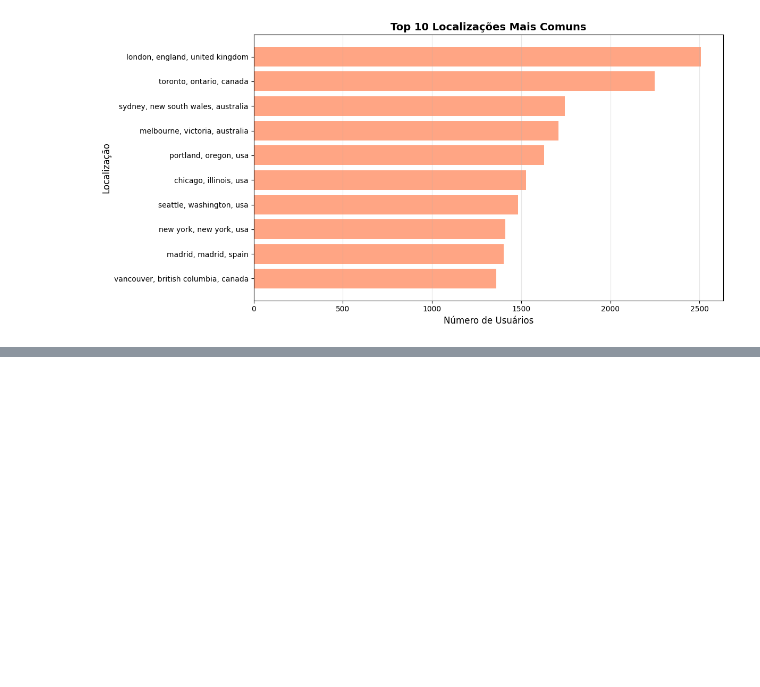
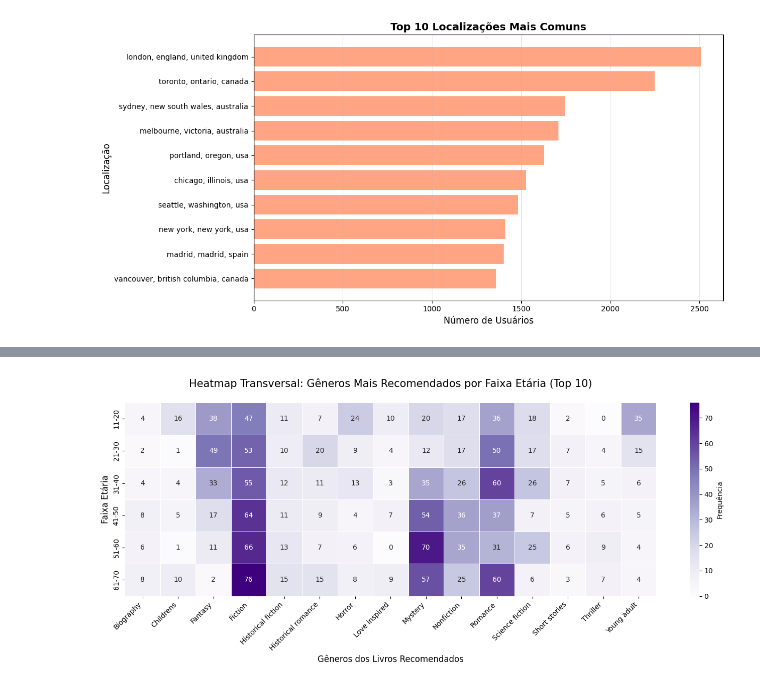
Before and after one commit to YuriRadzi/NeoLeitura, a Jupyter notebook: recomendacoes.ipynb, the cells around one changed output, grey strips where cells are left out. Cells and saved outputs as stored; diff of their text form; code cells hidden in the pictures; blank space fills up the shorter version.

```diff
--- a/recomendacoes.ipynb
+++ b/recomendacoes.ipynb
@@ -967,0 +1073,80 @@ strange places, questionable people: updated with a new chapter on kosovo    joh
+# %%
+# --- Análise Visual Avançada: Heatmap (Faixa Etária x Gêneros Recomendados) ---
+import numpy as np
+import seaborn as sns
+import matplotlib.pyplot as plt
+import pandas as pd
+
+print("Gerando Heatmap: Faixa Etária vs Gêneros Mais Recomendados pelo Modelo...")
+
+try:
+    # Definindo as faixas de idade (bins de 10 em 10 anos)
+    bins = [0, 10, 20, 30, 40, 50, 60, 70, 80, 100]
+    labels = ['0-10', '11-20', '21-30', '31-40', '41-50', '51-60', '61-70', '71-80', '81+']
+
+    # Criar uma cópia do df de usuários e adicionar a coluna categórica de faixa etária
+    df_idades = df_desnormalizado_filtered.drop_duplicates(subset=['User-ID']).copy()
+    df_idades['AgeGroup'] = pd.cut(df_idades['Age'], bins=bins, labels=labels, right=True)
+
+    # Selecionamos faixas com maior densidade de público e realizamos amostra
+    faixas_alvo = ['11-20', '21-30', '31-40', '41-50', '51-60', '61-70']
+    amostra_users_idade = df_idades[df_idades['AgeGroup'].isin(faixas_alvo)]
+
+    # Limitando a amostra para equilibrar a representatividade (ex 40 de cada)
+    amostra_users_idade = amostra_users_idade.groupby('AgeGroup', observed=True).apply(
+        lambda x: x.sample(n=min(len(x), 40), random_state=42)
+    ).reset_index(drop=True)
+
+    resultados_heatmap_idade = []
+
+    # Busca rápida no modelo TFRS
+    for _, row in amostra_users_idade.iterrows():
+        u_input = {
+            "user_id": tf.constant([str(row['User-ID'])]),
+            "age": tf.constant([np.float32(row['Age'])]),
+            "country": tf.constant([str(row['Country'])])
+        }
+        if usa_cidade_estado:
+            u_input["city"] = tf.constant([str(row['City'])])
+            u_input["state"] = tf.constant([str(row['State'])])
+
+        _, titles_tf = index(u_input)
+        top_isbns = [isbn.decode('utf-8') for isbn in titles_tf[0, :10].numpy()]
+
+        for isbn in top_isbns:
+            livro = df_books_unique[df_books_unique['ISBN'] == isbn]
+            if not livro.empty:
+                generos_raw = str(livro['genres'].values[0])
+                if generos_raw and generos_raw.strip() != "" and generos_raw.lower() != "nan":
+                    genero_principal = generos_raw.split()[0].replace('_', ' ').capitalize()
+                    resultados_heatmap_idade.append({
+                        'AgeGroup': str(row['AgeGroup']),
+                        'Genre': genero_principal
+                    })
+
+    df_heatmap_idade = pd.DataFrame(resultados_heatmap_idade)
+
+    if not df_heatmap_idade.empty:
+        # Selecionando os 15 gêneros mais prevalentes entre os resultados
+        top_15_genres_idade = df_heatmap_idade['Genre'].value_counts().head(15).index
+        df_heatmap_top_idade = df_heatmap_idade[df_heatmap_idade['Genre'].isin(top_15_genres_idade)]
+
+        # Pivotagem
+        matriz_heatmap_idade = pd.crosstab(df_heatmap_top_idade['AgeGroup'], df_heatmap_top_idade['Genre'])
+
+        # Desenhar!
+        plt.figure(figsize=(14, 6))
+        # Utilizando colormap diferente (Purples) para diferenciar do gráfico de Países
+        sns.heatmap(matriz_heatmap_idade, cmap="Purples", annot=True, fmt="d", linewidths=.5, cbar_kws={'label': 'Frequência'})
+        plt.title("Heatmap Transversal: Gêneros Mais Recomendados por Faixa Etária (Top 10)\n", fontsize=15)
+        plt.xlabel("Gêneros dos Livros Recomendados", fontsize=12)
+        plt.ylabel("Faixa Etária", fontsize=12)
+        plt.xticks(rotation=45, ha='right')
+        plt.tight_layout()
+        plt.show()
+    else:
+        print("Não foi possível gerar dados suficientes para o Heatmap de Idades.")
+
+except Exception as e:
+    print(f"Erro na geração do heatmap: {e}")
+# %% [output]
@@ -967,0 +1154 @@ strange places, questionable people: updated with a new chapter on kosovo    joh
+[figure, added]
```
Also changed, not shown: parts of 33 cells of this notebook.
